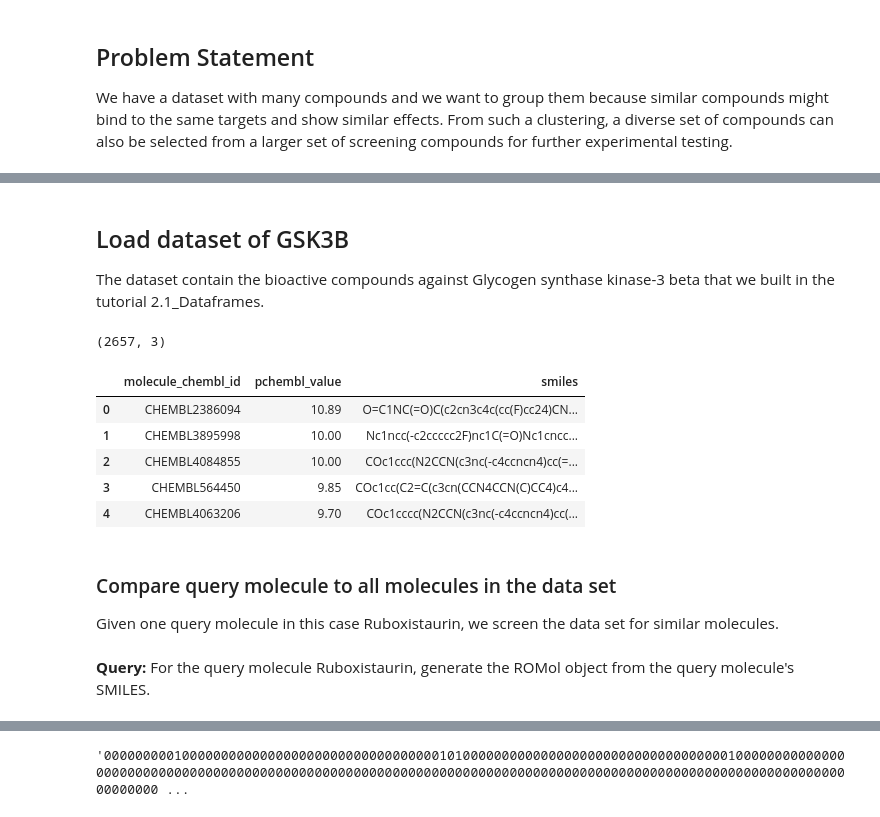
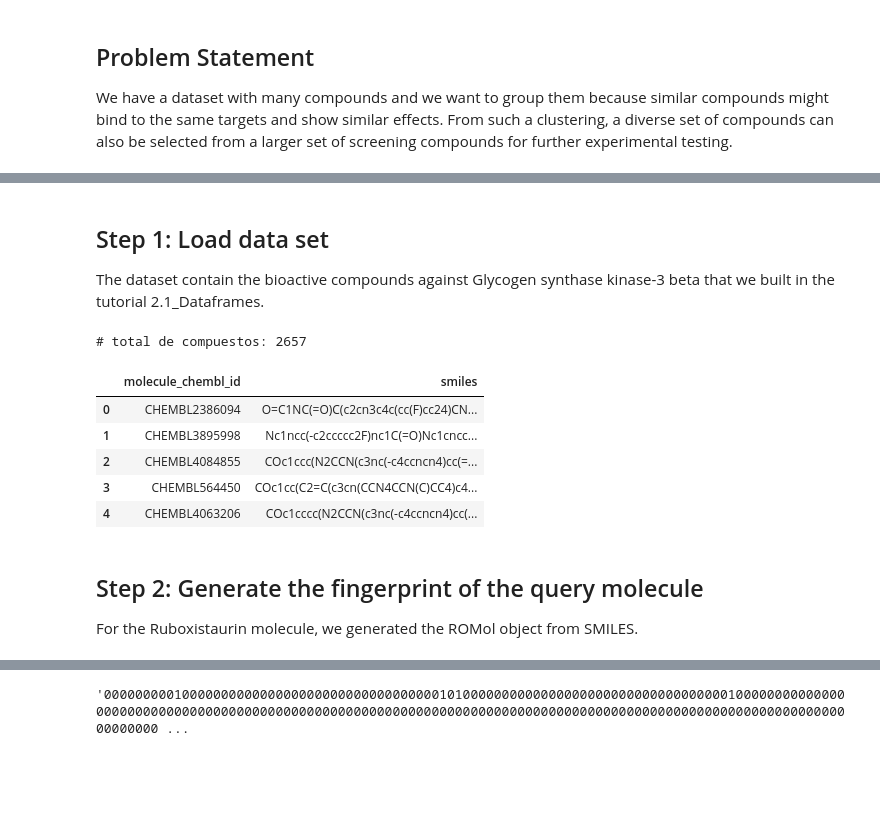
Before and after one commit to ramirezlab/CHEMO, a Jupyter notebook: 2_PART_TWO/2.4_Practice-2.en.ipynb, the cells around one changed output, grey strips where cells are left out. Saved outputs shown, nothing was run; the diff lists cells and outputs as text; code cells hidden in the pictures; blank space fills up the shorter version.

```diff
--- a/2_PART_TWO/2.4_Practice-2.en.ipynb
+++ b/2_PART_TWO/2.4_Practice-2.en.ipynb
@@ -57,26 +62,23 @@ from rdkit.Chem import (
 # %% [markdown]
-## Load dataset of GSK3B
+## Step 1: Load data set
+
 The dataset contain the bioactive compounds against Glycogen synthase kinase-3 beta that we built in the tutorial 2.1_Dataframes.
 # %%
 molecule_dataset = pd.read_csv("data/compounds_P49841_full.csv",
-    usecols=["molecule_chembl_id", "smiles", "pchembl_value"],
-)
-print(molecule_dataset.shape)
+                               usecols=["molecule_chembl_id", "smiles"])
+print(f'# total de compuestos: {len(molecule_dataset)}')
 molecule_dataset.head()
 # %% [output]
-(2657, 3)
+# total de compuestos: 2657
-|  | molecule_chembl_id | pchembl_value | smiles |
-| 0 | CHEMBL2386094 | 10.89 | O=C1NC(=O)C(c2cn3c4c(cc(F)cc24)CN... |
-| 1 | CHEMBL3895998 | 10.00 | Nc1ncc(-c2ccccc2F)nc1C(=O)Nc1cncc... |
-| 2 | CHEMBL4084855 | 10.00 | COc1ccc(N2CCN(c3nc(-c4ccncn4)cc(=... |
-| 3 | CHEMBL564450 | 9.85 | COc1cc(C2=C(c3cn(CCN4CCN(C)CC4)c4... |
-| 4 | CHEMBL4063206 | 9.70 | COc1cccc(N2CCN(c3nc(-c4ccncn4)cc(... |
+|  | molecule_chembl_id | smiles |
+| 0 | CHEMBL2386094 | O=C1NC(=O)C(c2cn3c4c(cc(F)cc24)CN... |
+| 1 | CHEMBL3895998 | Nc1ncc(-c2ccccc2F)nc1C(=O)Nc1cncc... |
+| 2 | CHEMBL4084855 | COc1ccc(N2CCN(c3nc(-c4ccncn4)cc(=... |
+| 3 | CHEMBL564450 | COc1cc(C2=C(c3cn(CCN4CCN(C)CC4)c4... |
+| 4 | CHEMBL4063206 | COc1cccc(N2CCN(c3nc(-c4ccncn4)cc(... |
-# %% [markdown]
-### Compare query molecule to all molecules in the data set
-
-Given one query molecule in this case Ruboxistaurin, we screen the data set for similar molecules.
 # %% [markdown]
-**Query:** For the query molecule Ruboxistaurin, generate the ROMol object from the query molecule's SMILES.
+## Step 2: Generate the fingerprint of the query molecule
+For the Ruboxistaurin molecule, we generated the ROMol object from SMILES.
 # %%
 query = Chem.MolFromSmiles("CN(C)CC1CCN2C=C(C3=CC=CC=C32)C4=C(C5=CN(CCO1)C6=CC=CC=C65)C(=O)NC4=O") # SMILES of Ruboxistaurin
 query
```
Also changed, not shown: parts of 115 cells of this notebook.
